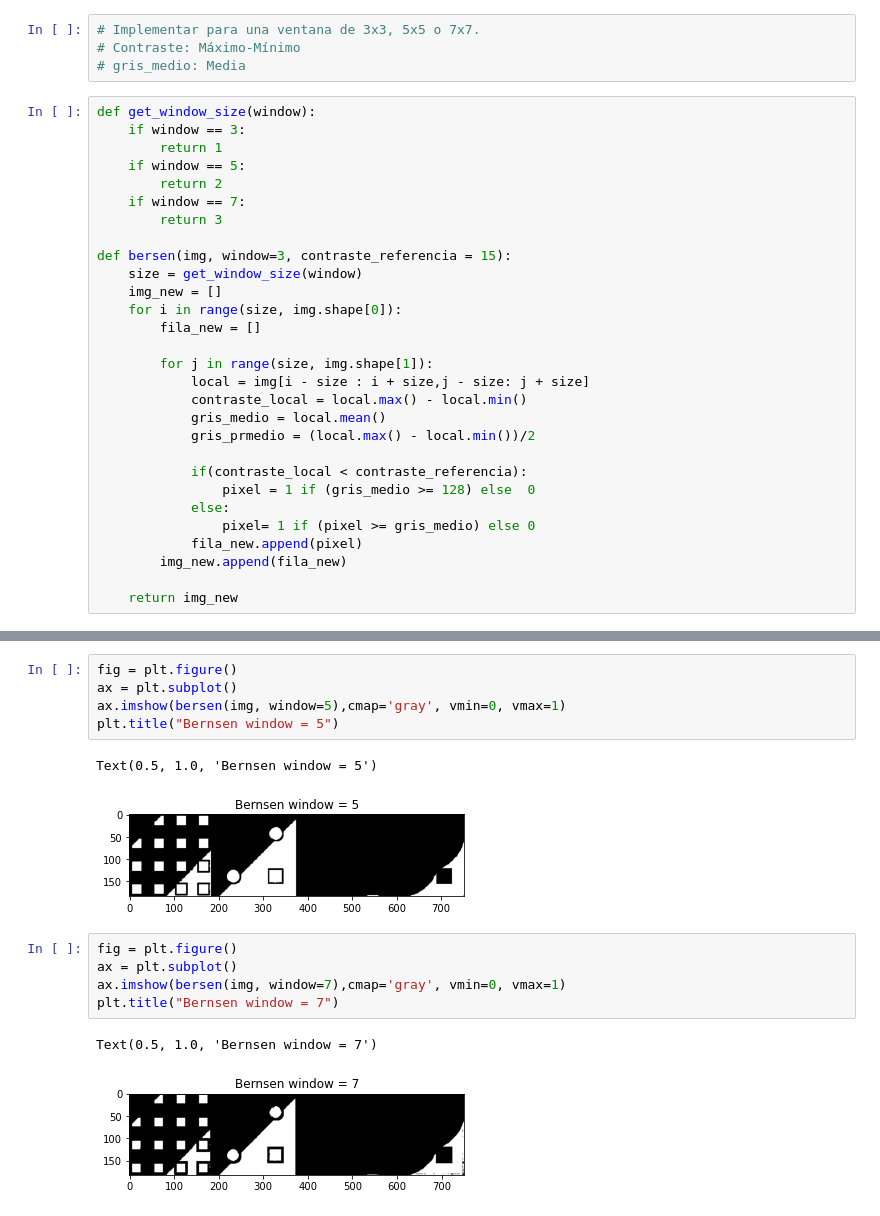
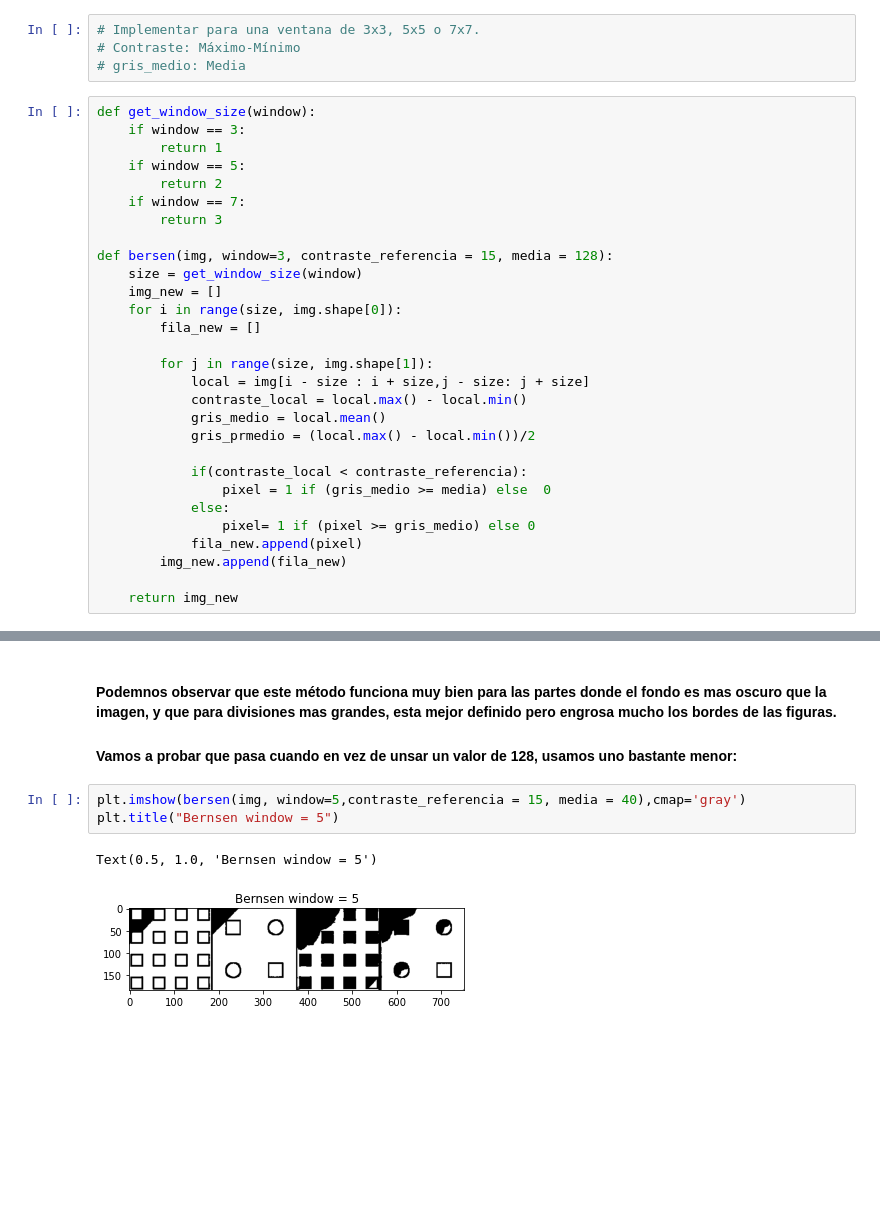
Before and after one commit to Elianagam/FundRobotica, a Jupyter notebook: balance/Binarizacion.ipynb, the cells around one changed output, grey strips where cells are left out. Cells and saved outputs as stored; diff of their text form; blank space fills up the shorter version.

Commit message:
Cambio en el Bernsen

```diff
--- a/balance/Binarizacion.ipynb
+++ b/balance/Binarizacion.ipynb
@@ -134,7 +134,7 @@ def get_window_size(window):
     if window == 7:
         return 3
 
-def bersen(img, window=3, contraste_referencia = 15):
+def bersen(img, window=3, contraste_referencia = 15, media = 128):
     size = get_window_size(window)
     img_new = []
     for i in range(size, img.shape[0]):
@@ -147,7 +147,7 @@ def bersen(img, window=3, contraste_referencia = 15):
             gris_prmedio = (local.max() - local.min())/2
 
             if(contraste_local < contraste_referencia):
-                pixel = 1 if (gris_medio >= 128) else  0
+                pixel = 1 if (gris_medio >= media) else  0
             else:
                 pixel= 1 if (pixel >= gris_medio) else 0
             fila_new.append(pixel)
@@ -165,16 +175,10 @@ Text(0.5, 1.0, 'Bernsen window = 5')
+# %% [markdown]
+#### Podemnos observar que este método funciona muy bien para las partes donde el fondo es mas oscuro que la imagen, y que para divisiones mas grandes, esta mejor definido pero engrosa mucho los bordes de las figuras.
+
+#### Vamos a probar que pasa cuando en vez de unsar un valor de 128, usamos uno bastante menor:
 # %%
-fig = plt.figure()
-ax = plt.subplot()
-ax.imshow(bersen(img, window=5),cmap='gray', vmin=0, vmax=1)
+plt.imshow(bersen(img, window=5,contraste_referencia = 15, media = 40),cmap='gray')
 plt.title("Bernsen window = 5")
 # %% [output]
 Text(0.5, 1.0, 'Bernsen window = 5')
-[figure, old version]
+[figure, new version]
-# %%
-fig = plt.figure()
-ax = plt.subplot()
-ax.imshow(bersen(img, window=7),cmap='gray', vmin=0, vmax=1)
-plt.title("Bernsen window = 7")
-# %% [output]
-Text(0.5, 1.0, 'Bernsen window = 7')
-[figure, removed]
```
Also changed, not shown: parts of 5 cells of this notebook.
